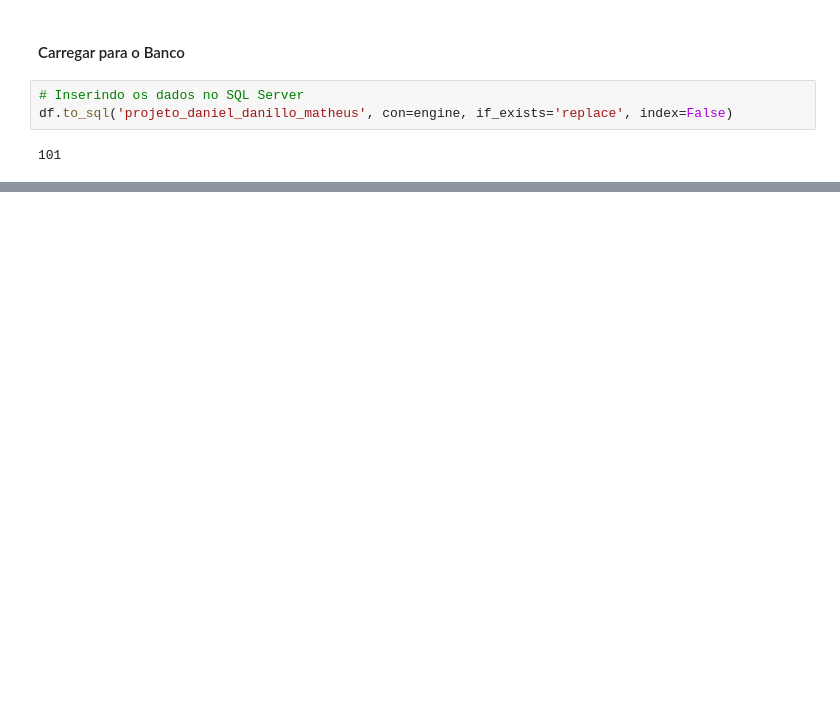
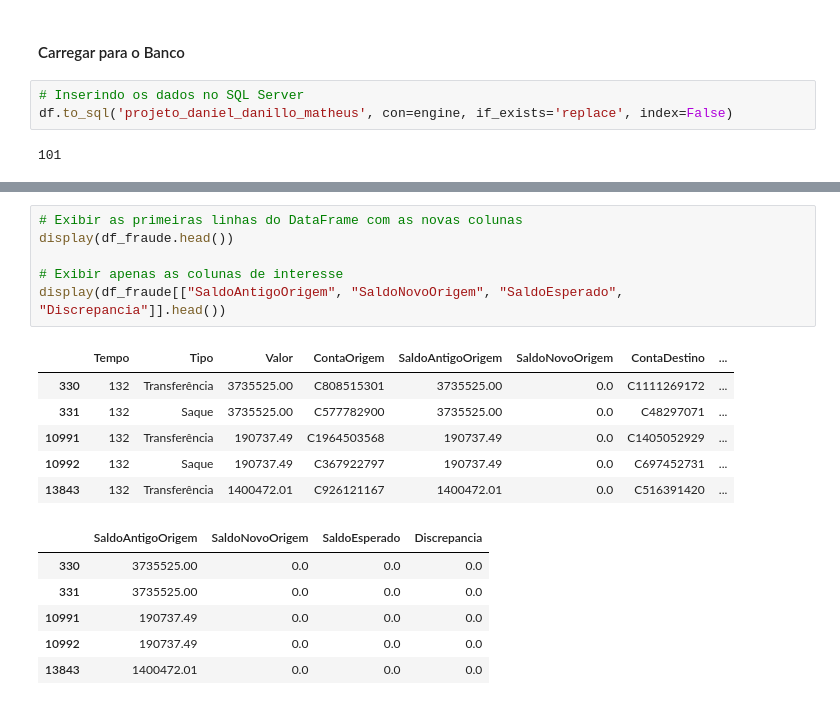
Before and after one commit to DanielsOfficial0102/FraudDetection-BlueShiftAcademy, a Jupyter notebook: ETL.ipynb, the cells around one changed output, grey strips where cells are left out. Cells and saved outputs as stored; diff of their text form; blank space fills up the shorter version.

```diff
--- a/ETL.ipynb
+++ b/ETL.ipynb
@@ -223,0 +324,19 @@ df.to_sql('projeto_daniel_danillo_matheus', con=engine, if_exists='replace', ind
+# %%
+# Exibir as primeiras linhas do DataFrame com as novas colunas
+display(df_fraude.head())
+
+# Exibir apenas as colunas de interesse
+display(df_fraude[["SaldoAntigoOrigem", "SaldoNovoOrigem", "SaldoEsperado", "Discrepancia"]].head())
+# %% [output]
+|  | Tempo | Tipo | Valor | ContaOrigem | SaldoAntigoOrigem | SaldoNovoOrigem | ContaDestino | ... |
+| 330 | 132 | Transferência | 3735525.00 | C808515301 | 3735525.00 | 0.0 | C1111269172 | ... |
+| 331 | 132 | Saque | 3735525.00 | C577782900 | 3735525.00 | 0.0 | C48297071 | ... |
+| 10991 | 132 | Transferência | 190737.49 | C1964503568 | 190737.49 | 0.0 | C1405052929 | ... |
+| 10992 | 132 | Saque | 190737.49 | C367922797 | 190737.49 | 0.0 | C697452731 | ... |
+| 13843 | 132 | Transferência | 1400472.01 | C926121167 | 1400472.01 | 0.0 | C516391420 | ... |
+|  | SaldoAntigoOrigem | SaldoNovoOrigem | SaldoEsperado | Discrepancia |
+| 330 | 3735525.00 | 0.0 | 0.0 | 0.0 |
+| 331 | 3735525.00 | 0.0 | 0.0 | 0.0 |
+| 10991 | 190737.49 | 0.0 | 0.0 | 0.0 |
+| 10992 | 190737.49 | 0.0 | 0.0 | 0.0 |
+| 13843 | 1400472.01 | 0.0 | 0.0 | 0.0 |
```
Also changed, not shown: parts of 32 cells of this notebook.
